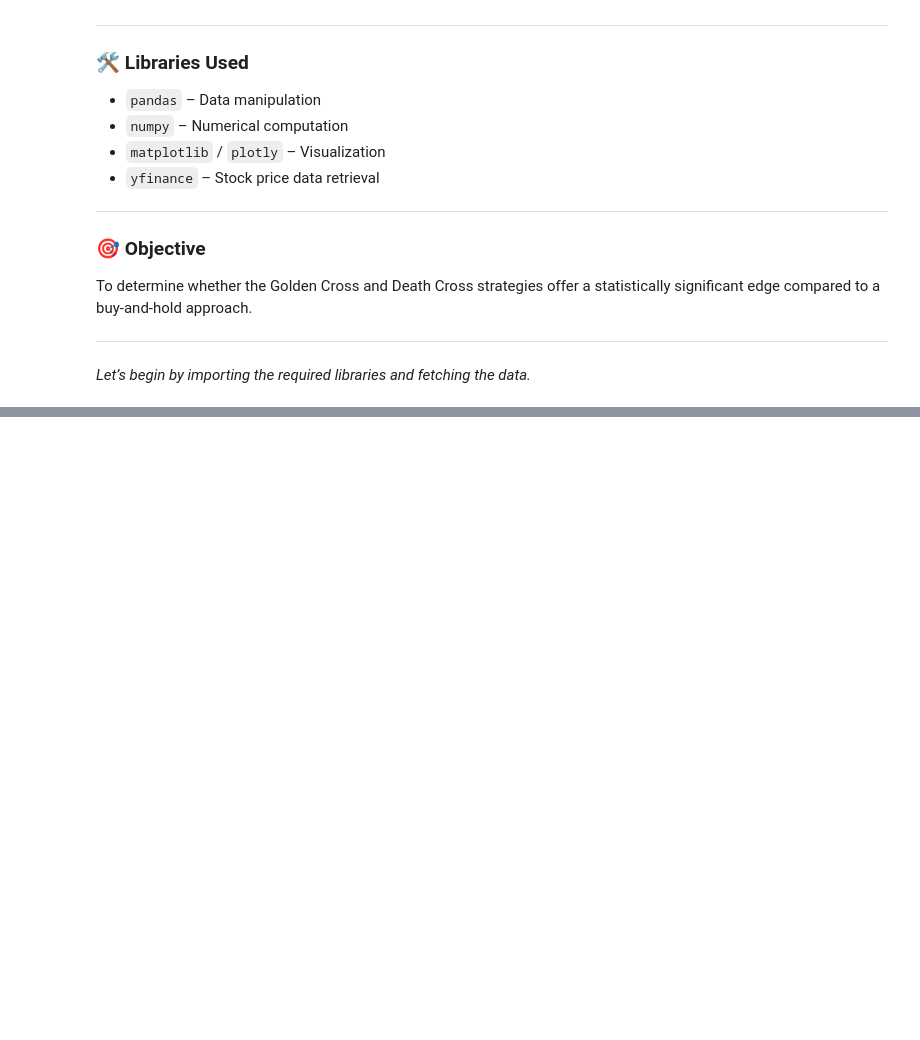
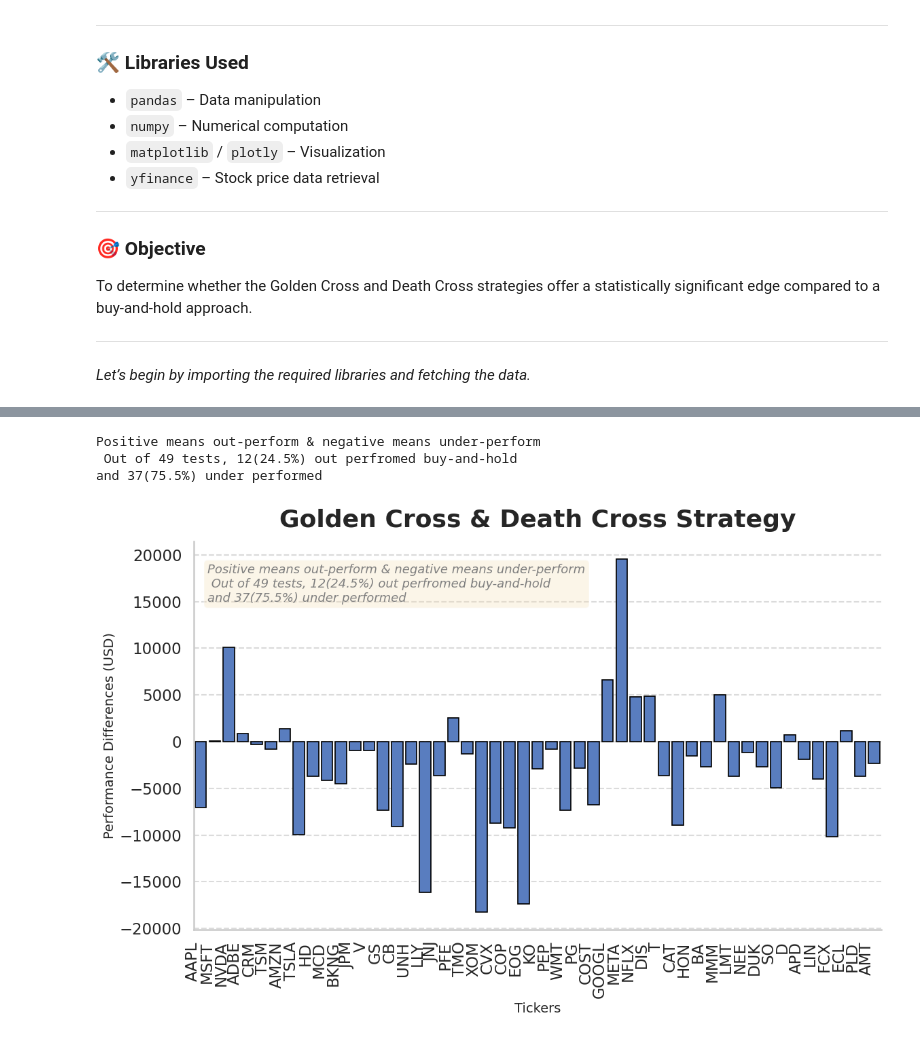
Before and after one commit to KuoLiang-hub/golden-cross-evaluation, a Jupyter notebook: Golden_Death_Cross.ipynb.ipynb, the cells around one changed output, grey strips where cells are left out. Cells and saved outputs as stored; diff of their text form; code cells hidden in the pictures; blank space fills up the shorter version.

```diff
--- a/Golden_Death_Cross.ipynb.ipynb
+++ b/Golden_Death_Cross.ipynb.ipynb
@@ -263,0 +319,60 @@ Date
+# %%
+result_df['strate_diff'] = result_df['golden-death-cross_strategy'] - result_df['buy-hold']
+
+over_perfom_ct = (result_df['strate_diff'] > 0 ).sum()
+under_perfom_ct = (result_df['strate_diff'] < 0 ).sum()
+total_ct = len(result_df)
+
+
+print(annotate_text :=f"Positive means out-perform & negative means under-perform\n \
+Out of {total_ct} tests, {over_perfom_ct}({100*over_perfom_ct/total_ct :,.1f}%) \
+out perfromed buy-and-hold \nand {under_perfom_ct}({100*under_perfom_ct/total_ct :,.1f}%) under performed")
+# visual here
+
+# Set Seaborn theme
+sns.set_theme(
+    style="whitegrid",    # options: darkgrid, whitegrid, dark, white, ticks
+    context="talk",       # options: paper, nkotebook, talk, poster
+    palette="muted"       # color palette
+)
+
+# Create the bar plot
+plt.figure(figsize=(12, 8))
+ax = sns.barplot(
+    data=result_df,
+    x="Ticker",
+    y="strate_diff",
+    # palette="coolwarm",    # override theme palette
+    edgecolor="black",
+    linewidth=1.2
+)
+
+# add anotnation here
+ax.text(
+    0.5, 15_000,                     # (x, y) position in figure coordinates (0–1)
+    annotate_text, # Text content
+    # ha='left', va='bottom',
+    fontsize=13, color='gray', style='italic',
+    bbox=dict(boxstyle='round', facecolor='wheat', alpha=0.3)
+)
+
+# Customize labels and title
+ax.set_title("Golden Cross & Death Cross Strategy", fontsize=26, fontweight='bold', pad=15)
+ax.set_xlabel("Tickers", fontsize=14)
+ax.set_ylabel("Performance Differences (USD)", fontsize=14)
+
+# Customize axes and spines
+sns.despine(top=True, right=True)
+ax.grid(axis='y', linestyle='--', alpha=0.7)
+
+plt.xticks(rotation=90, ha='right')  # ha='right' aligns the labels neatly
+# Show the final plot
+plt.savefig('images/GD-Cross-Backtest-Results.png', dpi=100, bbox_inches='tight')
+plt.tight_layout()
+
+plt.show()
+# %% [output]
+Positive means out-perform & negative means under-perform
+ Out of 49 tests, 12(24.5%) out perfromed buy-and-hold
+and 37(75.5%) under performed
+[figure, added]
```
Also changed, not shown: parts of 12 cells of this notebook, 4 other files.
